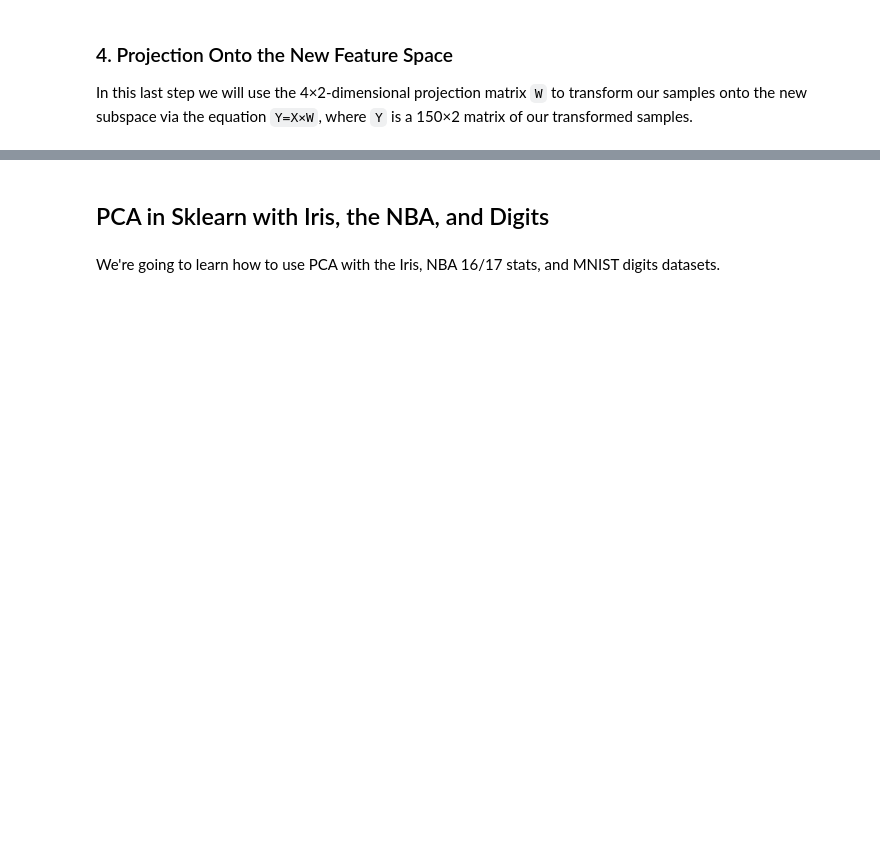
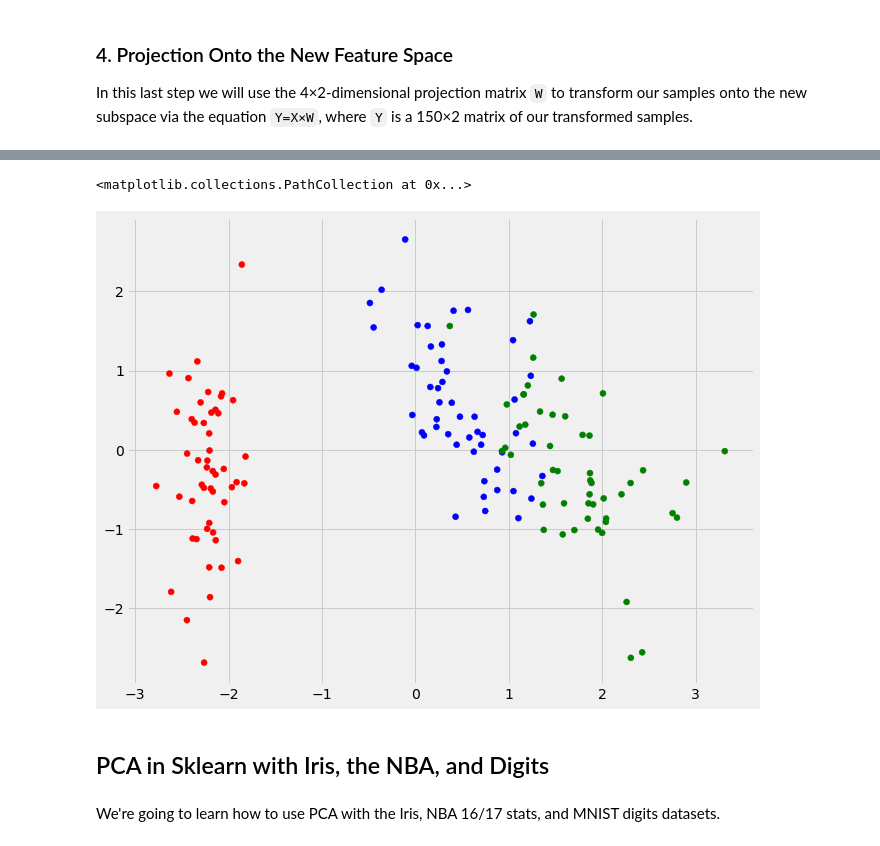
Before and after one commit to yangliu222/DS-SF-42, a Jupyter notebook: george_section/notebooks/In_class/Principal Component Analysis (In Class).ipynb, the cells around one changed output, grey strips where cells are left out. Saved outputs shown, nothing was run; the diff lists cells and outputs as text; code cells hidden in the pictures; blank space fills up the shorter version.

```diff
--- a/george_section/notebooks/In_class/Principal Component Analysis (In Class).ipynb
+++ b/george_section/notebooks/In_class/Principal Component Analysis (In Class).ipynb
@@ -136,15 +136,15 @@ We're going to do a walkthrough on this lesson adapted from [Sebastian Raschka](
 # %%
 #Load data and assign X and y
 
-iris =
-X =
+iris = sns.load_dataset("iris")
+X = iris.drop("species", axis =1)
 y = iris.species
 # %%
 #Standardize the data
 
-scaler =
+scaler = StandardScaler()
 
-Xs =
+Xs = scaler.fit_transform(X)
 # %% [markdown]
 ### 2. Eigendecomposition - Computing Eigenvectors and Eigenvalues
 
@@ -263,9 +359,12 @@ Y
 # %%
 #Plot components with color-encoding
 
 colors = y.map({"setosa": "r", "virginica": "g", "versicolor": "b"})
-plt.figure(figsize=())
+plt.figure(figsize=(10, 8))
 plt.scatter(Y[:, 0], Y[:, 1], c  = colors)
+# %% [output]
+<matplotlib.collections.PathCollection at 0x...>
+[figure, added]
 # %% [markdown]
 ## PCA in Sklearn with Iris, the NBA, and Digits
 # %% [markdown]
```
Also changed, not shown: parts of 24 cells of this notebook.
